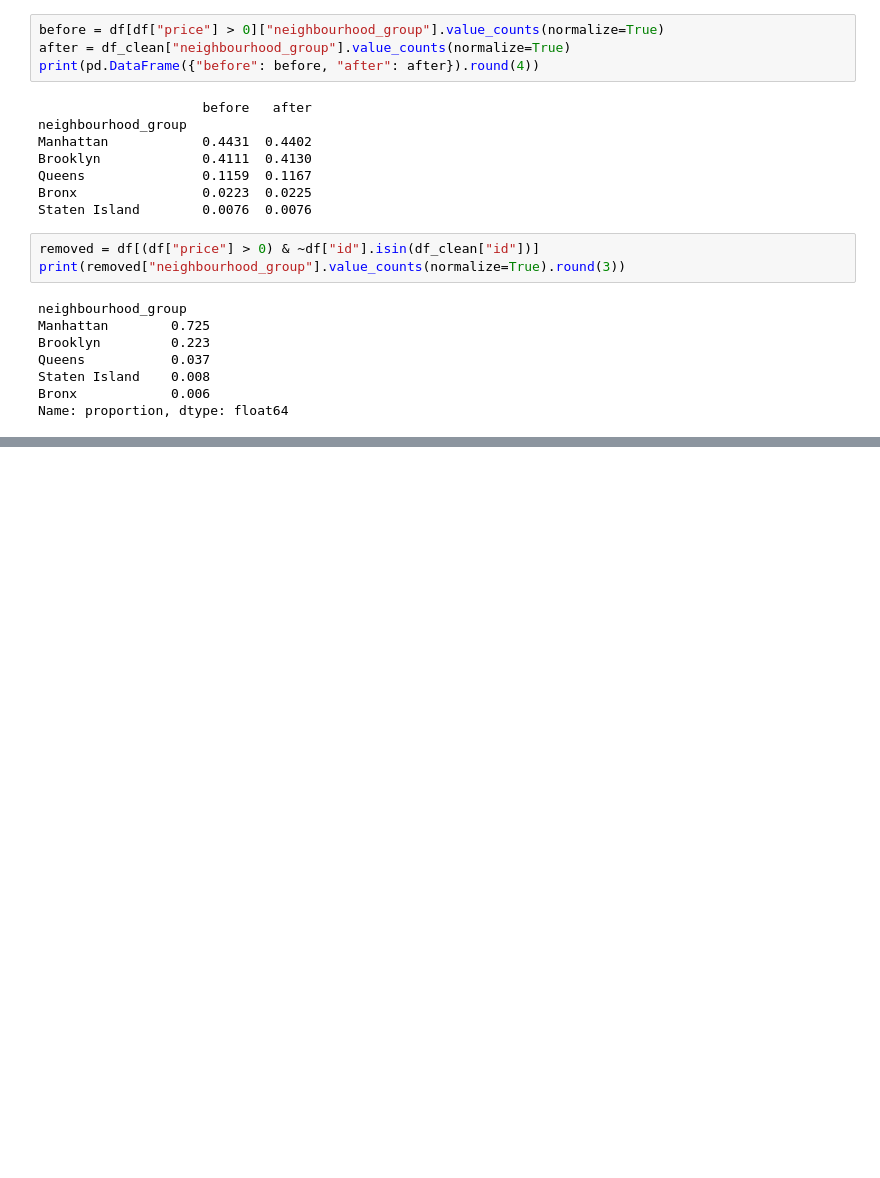
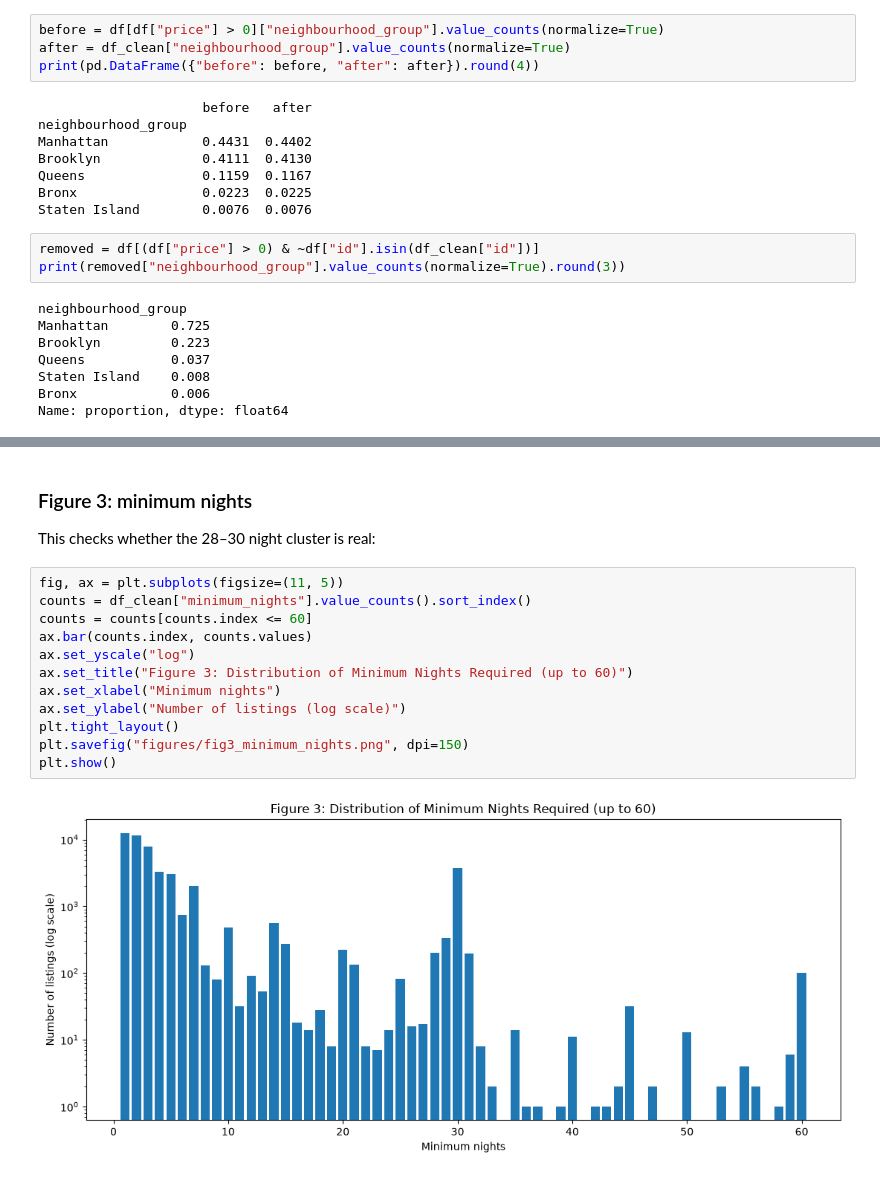
Before and after one commit to MinKhaungMinLwin/ai-programming-foundations-project, a Jupyter notebook: data_workflow.ipynb, the cells around one changed output, grey strips where cells are left out. Drawn from its saved outputs; the diff is of its cells as text; blank space fills up the shorter version.

```diff
--- a/data_workflow.ipynb
+++ b/data_workflow.ipynb
@@ -149,0 +234,18 @@ Name: proportion, dtype: float64
+# %% [markdown]
+### Figure 3: minimum nights
+
+This checks whether the 28–30 night cluster is real:
+# %%
+fig, ax = plt.subplots(figsize=(11, 5))
+counts = df_clean["minimum_nights"].value_counts().sort_index()
+counts = counts[counts.index <= 60]
+ax.bar(counts.index, counts.values)
+ax.set_yscale("log")
+ax.set_title("Figure 3: Distribution of Minimum Nights Required (up to 60)")
+ax.set_xlabel("Minimum nights")
+ax.set_ylabel("Number of listings (log scale)")
+plt.tight_layout()
+plt.savefig("figures/fig3_minimum_nights.png", dpi=150)
+plt.show()
+# %% [output]
+[figure, added]
```
Also changed, not shown: parts of 7 cells of this notebook, 4 other files.
